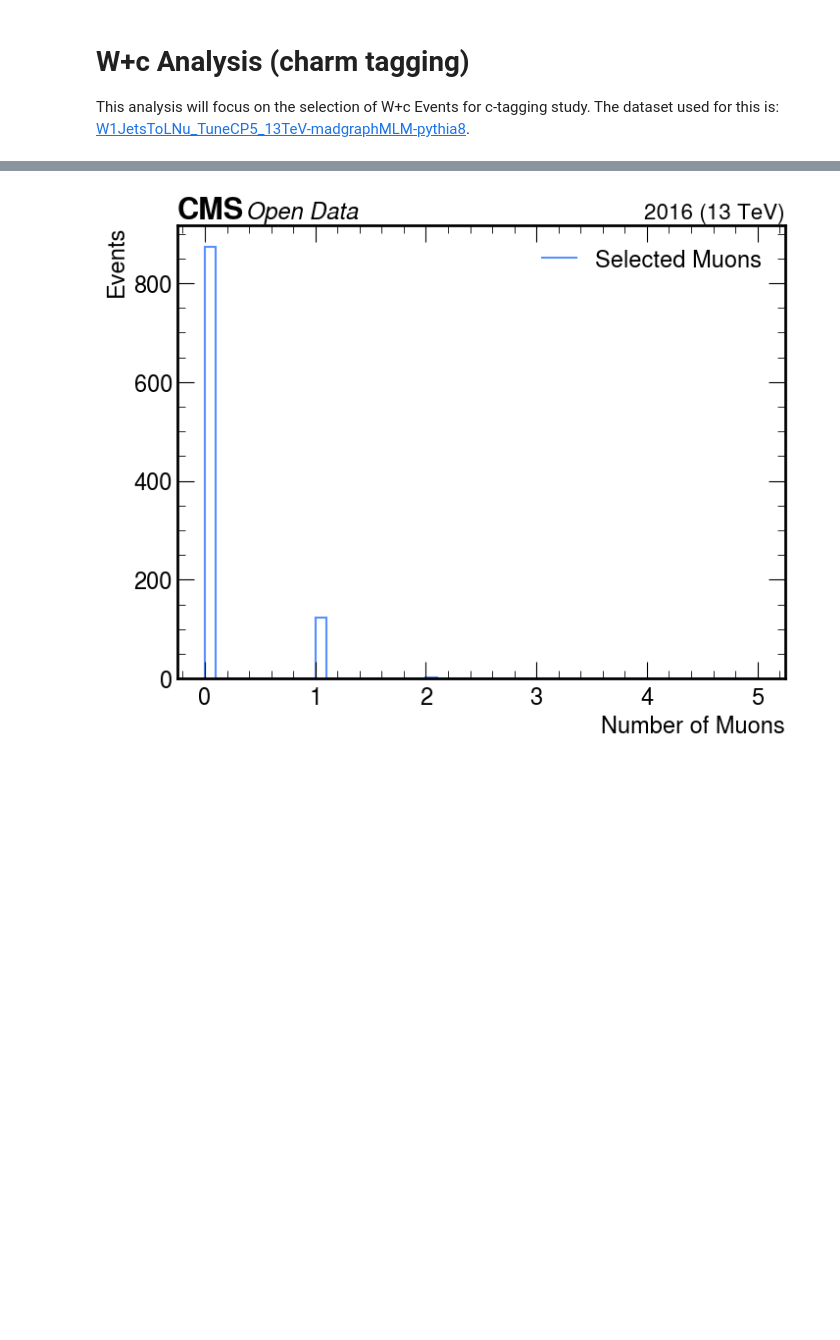
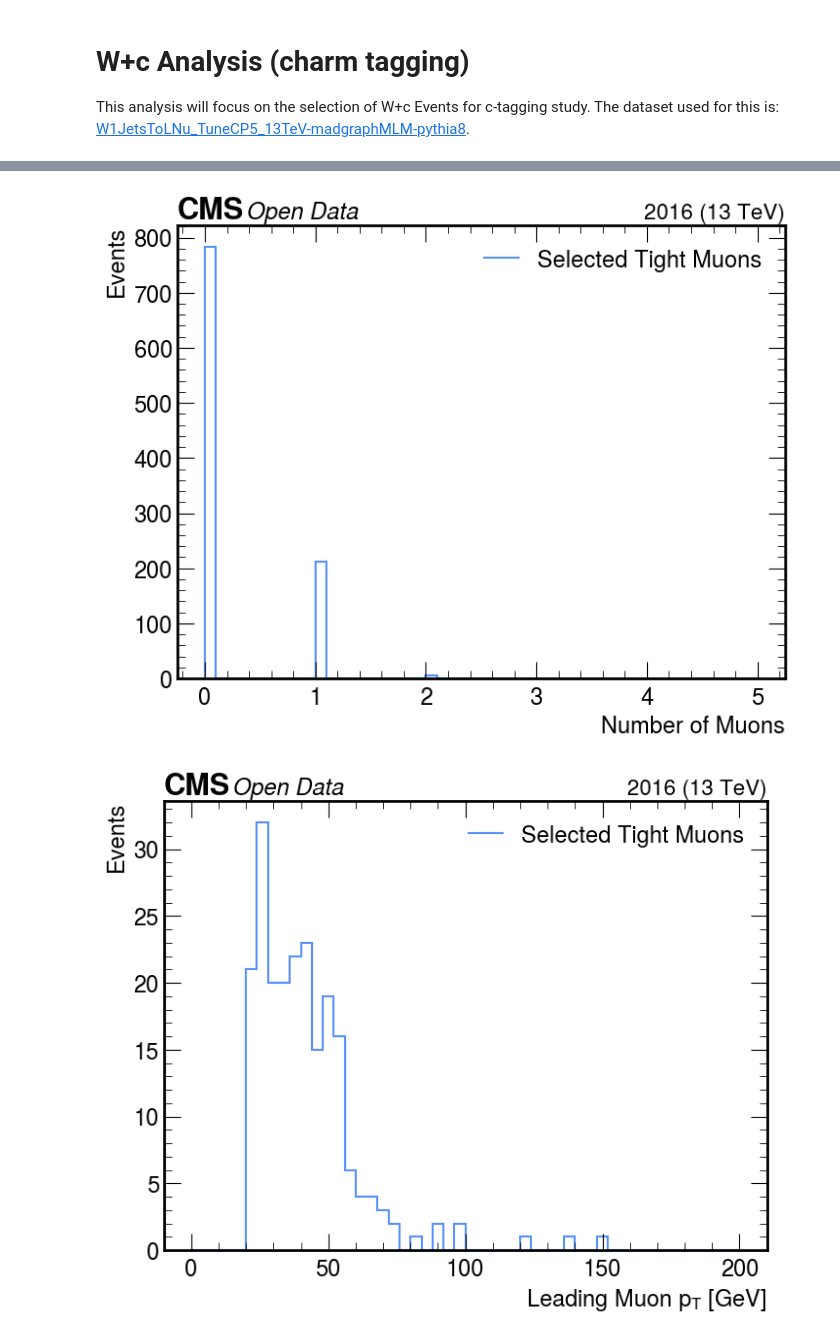
Before and after one commit to xondikoi03/charmTaggingAnalysis, a Jupyter notebook: Notebooks/WcAnalysis.ipynb, the cells around one changed output, grey strips where cells are left out. Saved outputs shown, nothing was run; the diff lists cells and outputs as text; code cells hidden in the pictures; blank space fills up the shorter version.

Commit message:
Updated Selection Cuts for WtoMuNu Events

```diff
--- a/Notebooks/WcAnalysis.ipynb
+++ b/Notebooks/WcAnalysis.ipynb
@@ -72,53 +82,96 @@ for METs in Events.iterate(MET_keys, step_size=Events.num_entries, library="ak")
 # Muon Pt > 35 GeV, |eta| < 2.4
 # I_comb = Sum(Pt(chargedhadrons)) + Et(neutralhadrons) + Et(photons) - Sum(pt(pileup))
 # I_comb / pt(muon) < 0.15
-# MET pt > 55 GeV
+# M_{T} > 55 GeV
 
 # Jet Selection Cuts
 passCuts = (RecoJets["Jet_pt"] > 30) & (abs(RecoJets["Jet_eta"]) < 2.4)
 RecoJet_EvtSel = RecoJets[passCuts]
 
 # This is the isolation cut (I_comb)
-Muon_Pt_Cut = (RecoMuons["Muon_pt"] > 35)
+Muon_Pt_Cut = (RecoMuons["Muon_pt"] > 20)
 Muon_pfIso_Cut = (abs(RecoMuons["Muon_pfRelIso04_all"] < 0.15))
+Muon_Eta_Cut = (abs(RecoMuons["Muon_eta"]) < 2.4)
 
 # Missing Trasnverse Mass Cut
 # M_t = sqrt(2 * pt_muon * MET_pt * (1 - cos(mu_phi - MET_phi)))
 Muon_Mt = np.sqrt(2 * RecoMuons["Muon_pt"] * METs["MET_pt"] * (1 - np.cos(RecoMuons["Muon_phi"] - METs["MET_phi"])))
 Muon_Mt_Cut = (Muon_Mt > 55)
 
 # Tight Muons
-tightMuons_Selection = Muon_Pt_Cut & Muon_pfIso_Cut
+tightMuons_Selection = Muon_Pt_Cut & Muon_pfIso_Cut & Muon_Eta_Cut
 tightMuons = RecoMuons[tightMuons_Selection]
 
 # Number of tight muons in the event
 nTightMuons = (ak.num(tightMuons["Muon_pt"]))
 
+# Pt of Leading Muon (Tight Selection)
+Sort_tightMuons = tightMuons[ak.argsort(tightMuons["Muon_pt"], ascending=False)]
+Leading_Muon_pt = ak.firsts(Sort_tightMuons["Muon_pt"])
+
+# Pt of Subleading Muon (Tight Selection)
+Subleading_Muon_pt = ak.pad_none(Sort_tightMuons["Muon_pt"], 2, axis=1)[:, 1] # This probably won't work
+Subleading_Muon_pt = ak.fill_none(Subleading_Muon_pt, -1)
+
 # Selection cuts to reduce Drell-Yan contributions (OS muons)
 nTightMuons_mask = (nTightMuons == 2) # Events that have two tight muons
 
 # Sum of charges of the two tight muons should be zero (opposite sign)
-tightMuons_OS_Cut = (ak.sum(tightMuons["Muon_charge"], axis=1) == 0)
-Muons_to_discard = ~(nTightMuons_mask & tightMuons_OS_Cut)
+tightMuon_OS_Cut = (ak.sum(tightMuons["Muon_charge"], axis=1) == 0)
+OS_mask = nTightMuons_mask & tightMuon_OS_Cut
+
+Muons_to_discard = ~OS_mask
 
 # Final Selection Cuts
 Final_Muons_Cuts = Muons_to_discard & Muon_Mt_Cut
-# Selected_Muons = tightMuons[Final_Muons_Cuts]
-
-# Muons_to_discard
+Selected_Muons = tightMuons[Final_Muons_Cuts]
 
 # Some plots to visualize the selected muons
-# Muon_pt = ak.to_numpy(ak.flatten(Selected_Muons["Muon_pt"]))
+Muon_pt = ak.to_numpy(ak.flatten(Selected_Muons["Muon_pt"]))
 
 make_hist(
     nTightMuons,
     bins=50,
     range=(0, 5),
     xlabel="Number of Muons",
     ylabel="Events",
-    label="Selected Muons",
+    label="Selected Tight Muons",
     fname="../Plots/nMuon_WcAnalysis.png",
     logy=False
 )
+
+make_hist(
+    Leading_Muon_pt,
+    bins=50,
+    range=(0, 200),
+    xlabel="Leading Muon $p_{T}$ [GeV]",
+    ylabel="Events",
+    label="Selected Tight Muons",
+    fname="../Plots/Leading_Muon_pt_WcAnalysis.png",
+    logy=False
+)
+
+make_hist(
+    Subleading_Muon_pt,
+    bins=50,
+    range=(0, 200),
+    xlabel="Subleading Muon $p_{T}$ [GeV]",
+    ylabel="Events",
+    label="Selected Tight Muons",
+    fname="../Plots/Subleading_Muon_pt_WcAnalysis.png",
+    logy=False
+)
+
+make_hist(
+    Muon_pt,
+    bins=50,
+    range=(0, 200),
+    xlabel="Muon $p_{T}$ [GeV]",
+    ylabel="Events",
+    label="Selected Tight Muons",
+    fname="../Plots/Muon_pt_WcAnalysis.png",
+    logy=False
+)
 # %% [output]
-[figure, old version]
+[figure, new version]
+[figure, added]
```
Also changed, not shown: parts of 3 cells of this notebook, 6 other files.
